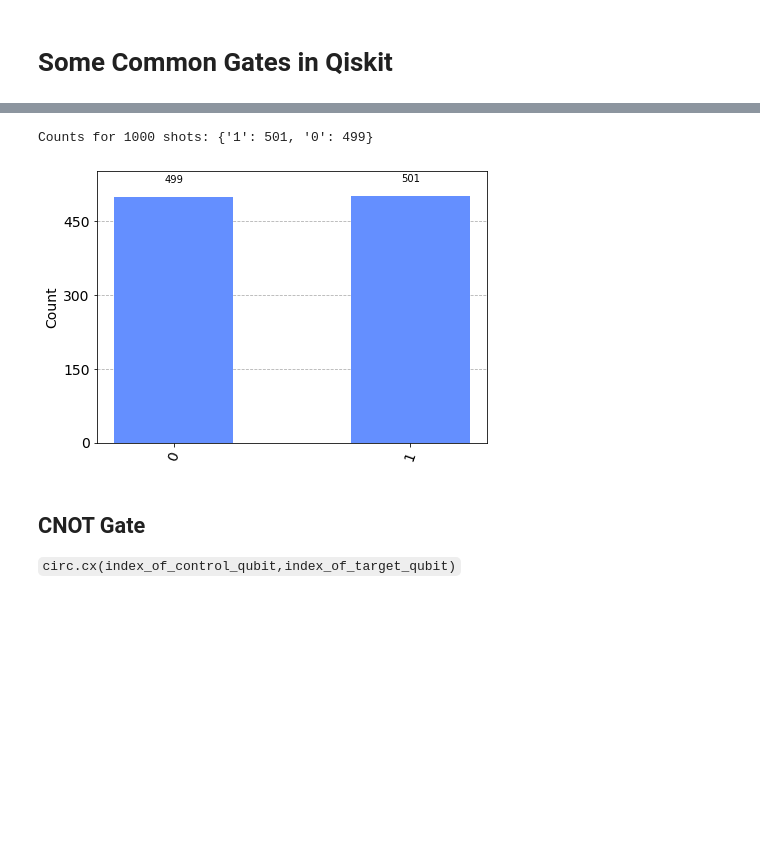
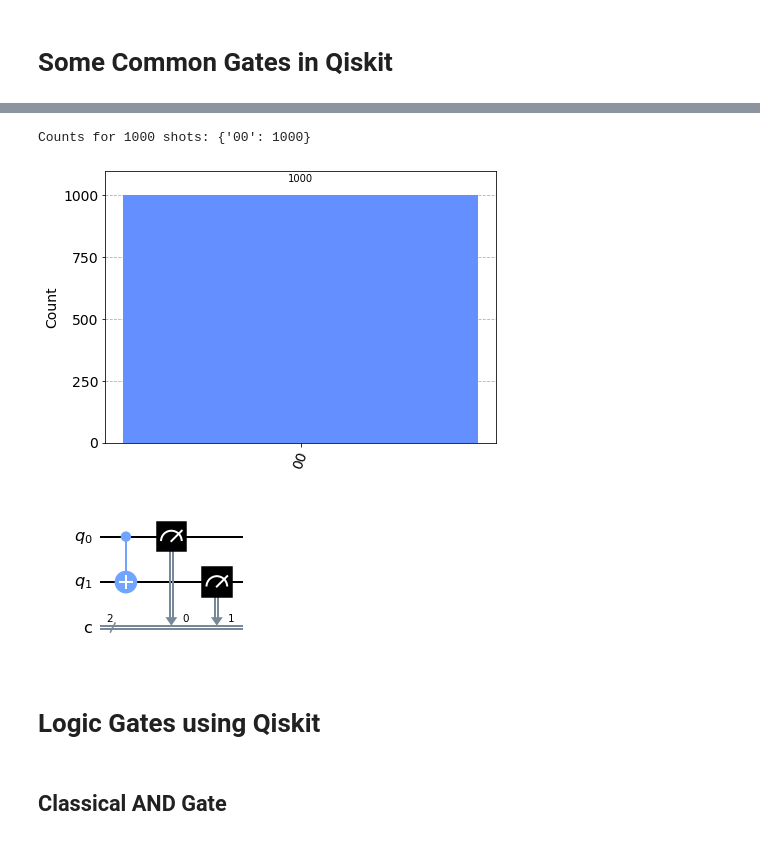
Before and after one commit to jesherjoshua/seds-quantum-computing, a Jupyter notebook: Simulator/gates.ipynb, the cells around one changed output, grey strips where cells are left out. Cells and saved outputs as stored; diff of their text form; code cells hidden in the pictures; blank space fills up the shorter version.

Commit message:
add classical gates

```diff
--- a/Simulator/gates.ipynb
+++ b/Simulator/gates.ipynb
@@ -11,0 +12,2 @@ circ=QuantumCircuit(qr,cr)
+# %%
+circ.measure(0, 0)
@@ -58,10 +79,17 @@ Counts for 1000 shots: {'1': 515, '0': 485}
 # %%
-circ.h(0)
-circ.measure(0,0)
-view_results(circ,simulator)
+circ = QuantumCircuit(2, 2)
+# circ.x(0)
+circ.cx(0, 1)
+circ.measure(0, 0)
+circ.measure(1, 1)
+circ.draw("mpl")
+view_results(circ, simulator)
 # %% [output]
-Counts for 1000 shots: {'1': 501, '0': 499}
+Counts for 1000 shots: {'00': 1000}
-[figure, old version]
+[figure, new version]
-# %% [markdown]
-## CNOT Gate
-`circ.cx(index_of_control_qubit,index_of_target_qubit)`
+# %%
+circ.draw("mpl")
+# %% [output]
+[figure, added]
+# %% [markdown]
+# Logic Gates using Qiskit
@@ -67,0 +102,2 @@ Counts for 1000 shots: {'1': 501, '0': 499}
+# %% [markdown]
+## Classical AND Gate
```
Also changed, not shown: parts of 31 cells of this notebook.
